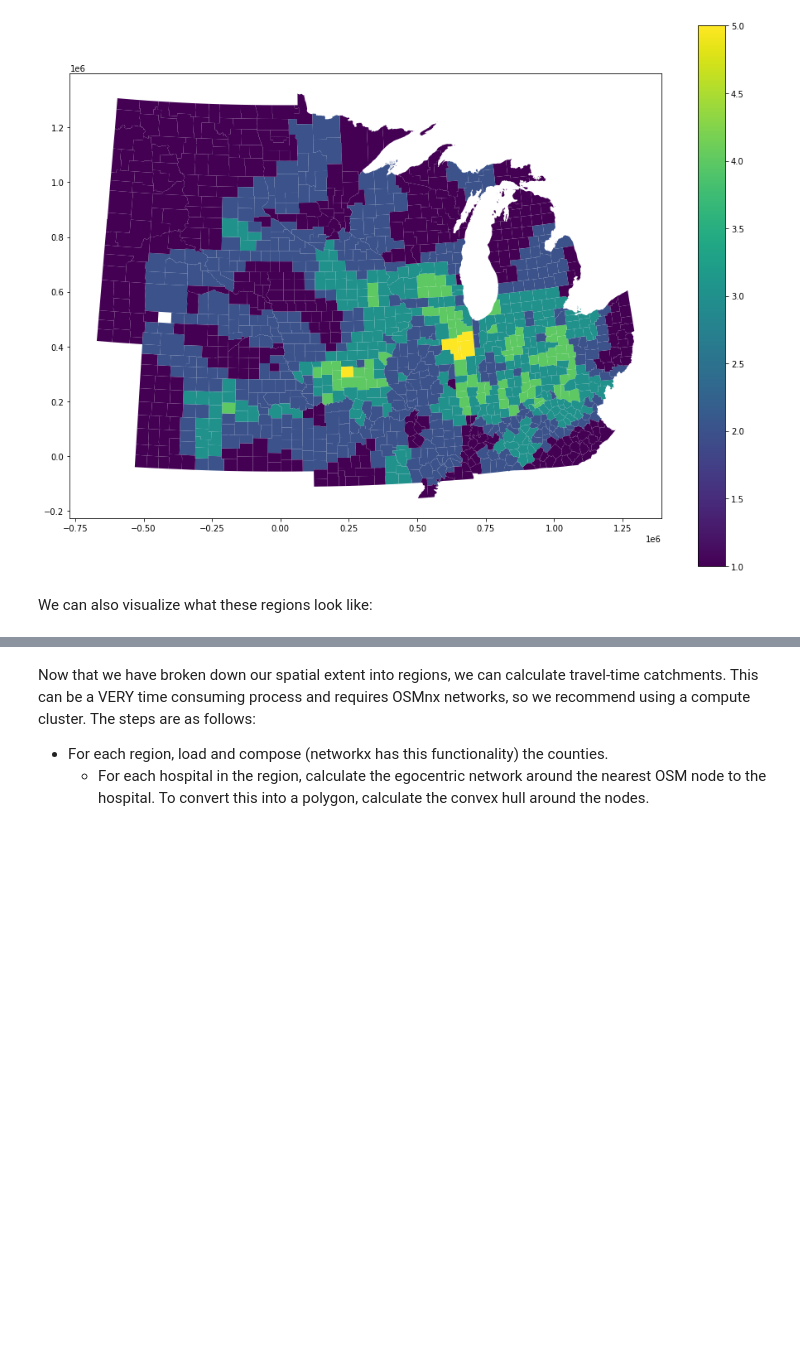
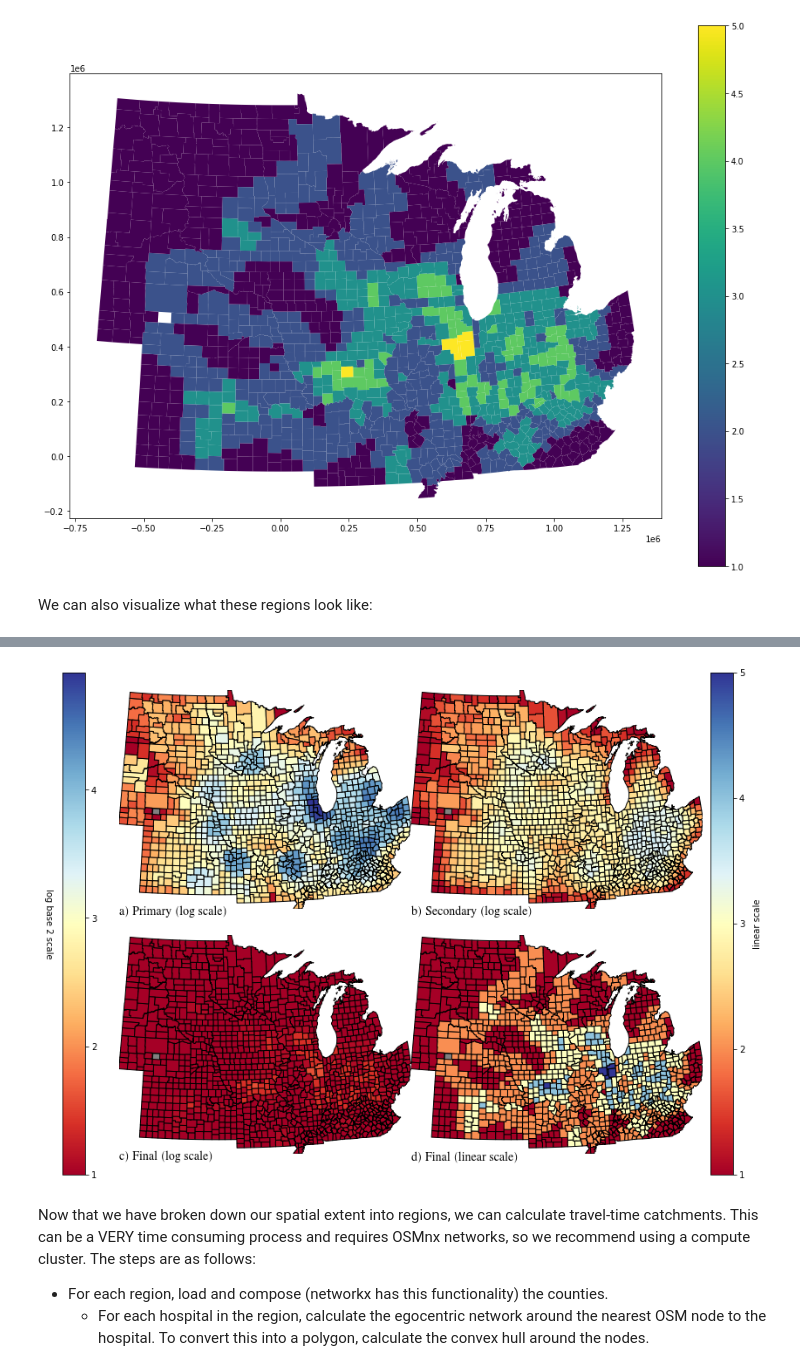
Before and after one commit to cybergis/SPASTCNotebook, a Jupyter notebook: notebooks/SCAMEL-Midwest.ipynb, the cells around one changed output, grey strips where cells are left out. Saved outputs shown, nothing was run; the diff lists cells and outputs as text; code cells hidden in the pictures; blank space fills up the shorter version.

```diff
--- a/notebooks/SCAMEL-Midwest.ipynb
+++ b/notebooks/SCAMEL-Midwest.ipynb
@@ -674,3 +675,69 @@ final_regions.plot(column='region',
+# %%
+primary_regions["logcount"] = np.log(primary_regions["nregions"])
+secondary_regions["logcount"] = np.log(secondary_regions["nregions"])
+final_regions["logcount"] = np.log(final_regions["nregions"])
+# %%
+font_size = 14
+size = (12, 10)
+wspace = 0
+hspace = 0.07
+null_color = "grey"
+fontfamily = "TeX Gyre Termes Math"
+_colormap = 'RdYlBu'
+edgecolor="black"
+
+fig, axes = plt.subplots(nrows=2, ncols=2, figsize=size)
+for a in axes.flat:
+    a.set_xticklabels([])
+    a.set_yticklabels([])
+    a.set_axis_off()
+    a.margins(x=0, y=0)
+fig.subplots_adjust(wspace=wspace, hspace=hspace)
+#fig.suptitle("Number of Times Each County is Loaded")
+
+vmax = max(primary_regions["logcount"])
+vmin = 1
+finalvmax = max(final_regions["nregions"])
+
+axes[0,0] = primary_regions.plot(column='logcount', cmap=_colormap, ax=axes[0,0], edgecolor=edgecolor, missing_kwds=dict(color=null_color), vmin=vmin, vmax=vmax)
+axes[0,0].set_title("a) Primary (log scale)", fontfamily=fontfamily, fontsize=font_size, loc='left', y=-0.05) # increase or decrease y as needed
+
+axes[0,1] = secondary_regions.plot(column='logcount', cmap=_colormap, ax=axes[0,1], edgecolor=edgecolor, missing_kwds=dict(color=null_color), vmin=vmin, vmax=vmax)
+axes[0,1].set_title("b) Secondary (log scale)", fontfamily=fontfamily, fontsize=font_size, loc='left', y=-0.05) # increase or decrease y as needed
+
+axes[1,0] = final_regions.plot(column='logcount', cmap=_colormap, ax=axes[1,0], edgecolor=edgecolor, missing_kwds=dict(color=null_color), vmin=vmin, vmax=vmax)
+axes[1,0].set_title("c) Final (log scale)", fontfamily=fontfamily, fontsize=font_size, loc='left', y=-0.05) # increase or decrease y as needed
+
+#cbar = fig.colorbar(im, ax=axes.ravel().tolist(), shrink=0.95)
+
+axes[1,1] = final_regions.plot(column='nregions', cmap=_colormap, ax=axes[1,1], edgecolor=edgecolor, missing_kwds=dict(color=null_color), vmin=vmin, vmax=finalvmax)
+axes[1,1].set_title("d) Final (linear scale)", fontfamily=fontfamily, fontsize=font_size, loc='left', y=-0.05) # increase or decrease y as needed
+
+# XMIN, YMIN, width, height
+caxlog = fig.add_axes([0.05, 0.1, 0.03, 0.8])
+smlog = plt.cm.ScalarMappable(cmap=_colormap, norm=plt.Normalize(vmin=vmin, vmax=vmax))
+smlog._A = []
+ticks = list(range(math.floor(vmin), math.ceil(vmax + 1)))
+cbarlog = fig.colorbar(smlog, cax=caxlog, ticks=ticks)
+cbarlog.ax.set_yticklabels([str(x) for x in ticks])
+cbarlog.set_label("log base 2 scale", labelpad=-50, rotation=270)
+# cbarlogax = cbarlog.ax
+# cbarlogax.text(-1.5, 2.5,"log scale", rotation=90)
+
+caxlin = fig.add_axes([0.91, 0.1, 0.03, 0.8])
+smlin = plt.cm.ScalarMappable(cmap=_colormap, norm=plt.Normalize(vmin=vmin, vmax=finalvmax))
+smlin._A = []
+ticks = list(range(math.floor(vmin), math.ceil(finalvmax + 1)))
+cbarlin = fig.colorbar(smlin, cax=caxlin, ticks=ticks)
+cbarlin.ax.set_yticklabels([str(x) for x in ticks])
+cbarlin.set_label("linear scale", labelpad=10, rotation=90)
+# cbarlinax = cbarlin.ax
+# cbarlinax.text(6, 2.05,"linear scale", rotation=90)
+
+
+fig.savefig(os.path.join(PARAMS["region"]["dir"], "MidwestClustering.png"), dpi=100, bbox_inches='tight')
+# %% [output]
+[figure, added]
 # %% [markdown]
 Now that we have broken down our spatial extent into regions, we can calculate travel-time catchments. This can be a VERY time consuming process and requires OSMnx networks, so we recommend using a compute cluster. The steps are as follows:
 
```
Also changed, not shown: parts of 6 cells of this notebook, 5 other files.
